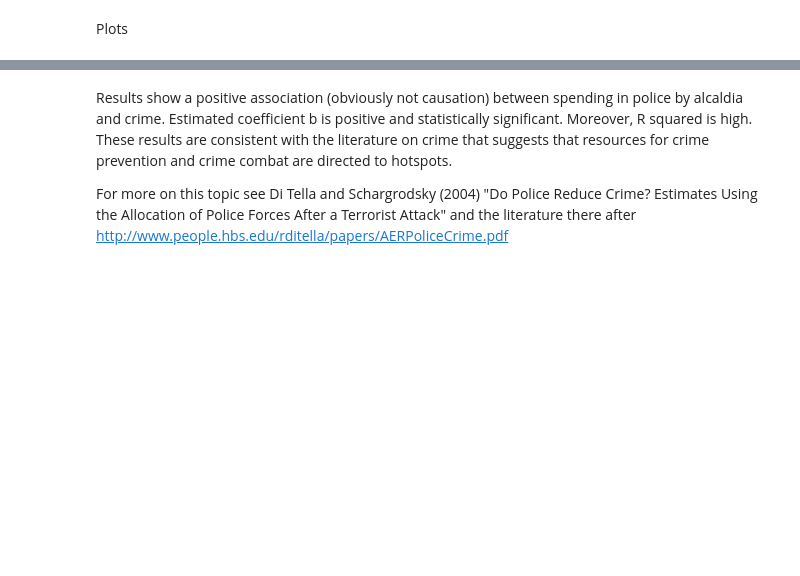
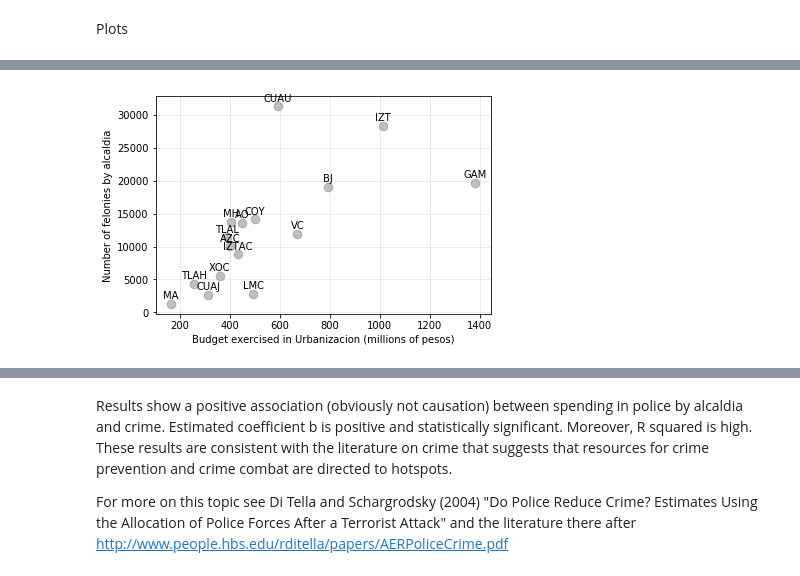
Before and after one commit to joseluismendozal10/Project1, a Jupyter notebook: Budget BTB/main_BTB.ipynb, the cells around one changed output, grey strips where cells are left out. Cells and saved outputs as stored; diff of their text form; code cells hidden in the pictures; blank space fills up the shorter version.

```diff
--- a/Budget BTB/main_BTB.ipynb
+++ b/Budget BTB/main_BTB.ipynb
@@ -201,3 +233,36 @@ plt.show()
+# %%
+plt.clf()
+
+# using some dummy data for this example
+xs = budget_final_df["Urbanizacion"]
+ys = budget_final_df["delitos"]
+
+# 'bo-' means blue color, round points, solid lines
+plt.scatter(xs,ys, marker="o", facecolors="gray", alpha=0.5, s=75)
+plt.grid(linestyle='-', alpha=0.3)
+#plt.title("Budget exercised in Police vs Number of felonies")
+plt.xlabel("Budget exercised in Urbanizacion (millions of pesos)")
+plt.ylabel("Number of felonies by alcaldia")
+
+#Labeling dots
+
+i=0
+# zip joins x and y coordinates in pairs
+for x,y in zip(xs,ys):
+
+    label = abreviaturas[i]
+
+    plt.annotate(label, # this is the text
+                 (x,y), # this is the point to label
+                 textcoords="offset points", # how to position the text
+                 xytext=(0,5), # distance from text to points (x,y)
+                 ha='center') # horizontal alignment can be left, right or center
+    i=i+1
+
+
+plt.show()
+# %% [output]
+[figure, added]
 # %%
 #we don't want ceros (cero spending on an rubro) to show in the plot
 budget_final_df = budget_final_df.replace(0, -900)
```
Also changed, not shown: parts of 9 cells of this notebook, 2 other files.
